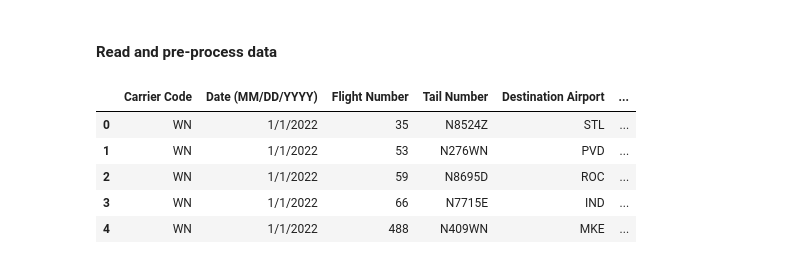
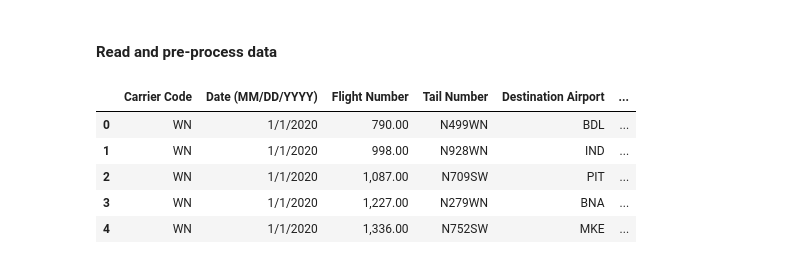
Before and after one commit to melvin1117/flight-predictions, a Jupyter notebook: data_merging.ipynb, the cells around one changed output. Cells and saved outputs as stored; diff of their text form; code cells hidden in the pictures.

```diff
--- a/data_merging.ipynb
+++ b/data_merging.ipynb
@@ -23,15 +23,15 @@ from IPython.display import display, HTML
 # %%
 # fetch data
 
-main_data = pd.read_csv('flight_data\mco_syr_sw_dep_22_23.csv')
+main_data = pd.read_csv('flight_data\mco_syr_sw_dep_20_21.csv')
 main_data.head()
 # %% [output]
 |  | Carrier Code | Date (MM/DD/YYYY) | Flight Number | Tail Number | Destination Airport | ... |
-| 0 | WN | 1/1/2022 | 35 | N8524Z | STL | ... |
-| 1 | WN | 1/1/2022 | 53 | N276WN | PVD | ... |
-| 2 | WN | 1/1/2022 | 59 | N8695D | ROC | ... |
-| 3 | WN | 1/1/2022 | 66 | N7715E | IND | ... |
-| 4 | WN | 1/1/2022 | 488 | N409WN | MKE | ... |
+| 0 | WN | 1/1/2020 | 790.00 | N499WN | BDL | ... |
+| 1 | WN | 1/1/2020 | 998.00 | N928WN | IND | ... |
+| 2 | WN | 1/1/2020 | 1,087.00 | N709SW | PIT | ... |
+| 3 | WN | 1/1/2020 | 1,227.00 | N279WN | BNA | ... |
+| 4 | WN | 1/1/2020 | 1,336.00 | N752SW | MKE | ... |
 # %%
 main_data.dtypes
 # %% [output]
```
Also changed, not shown: parts of 20 cells of this notebook, 18 other files.
